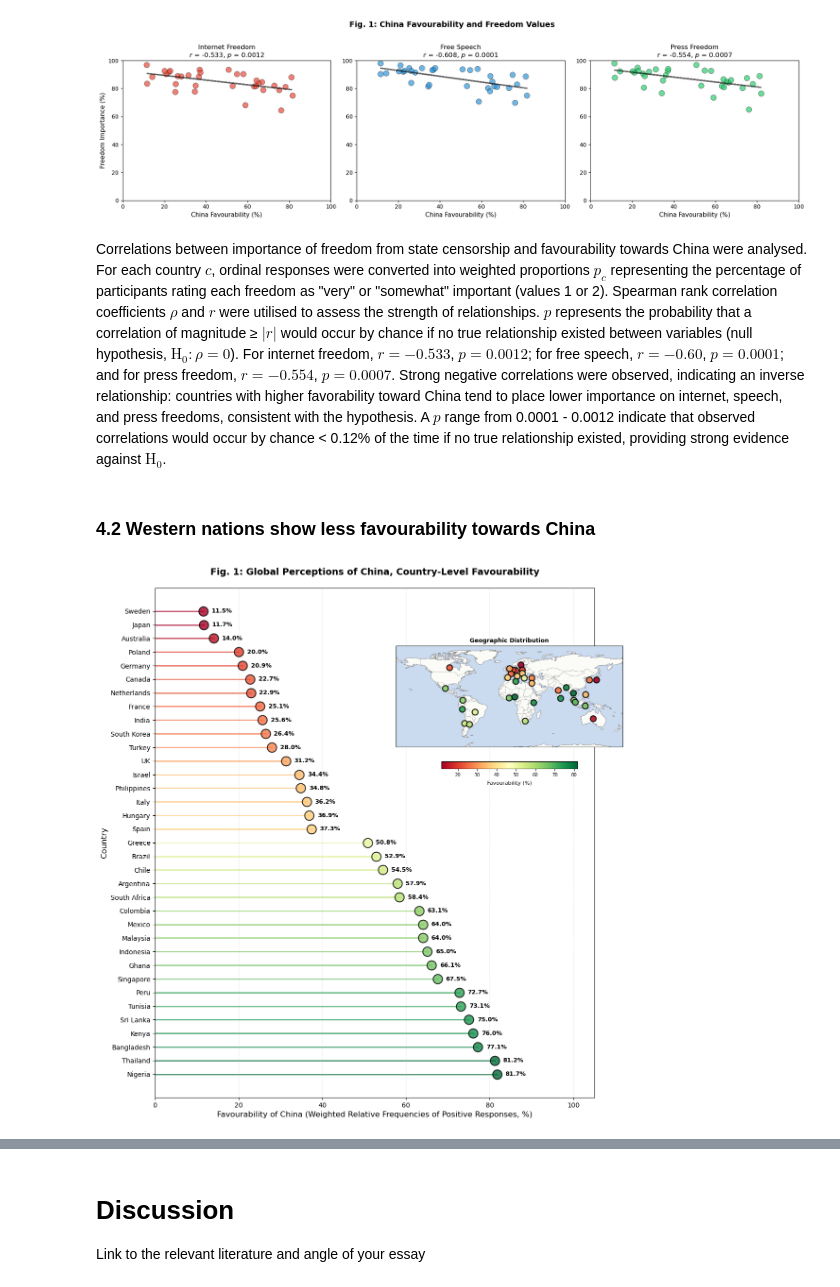
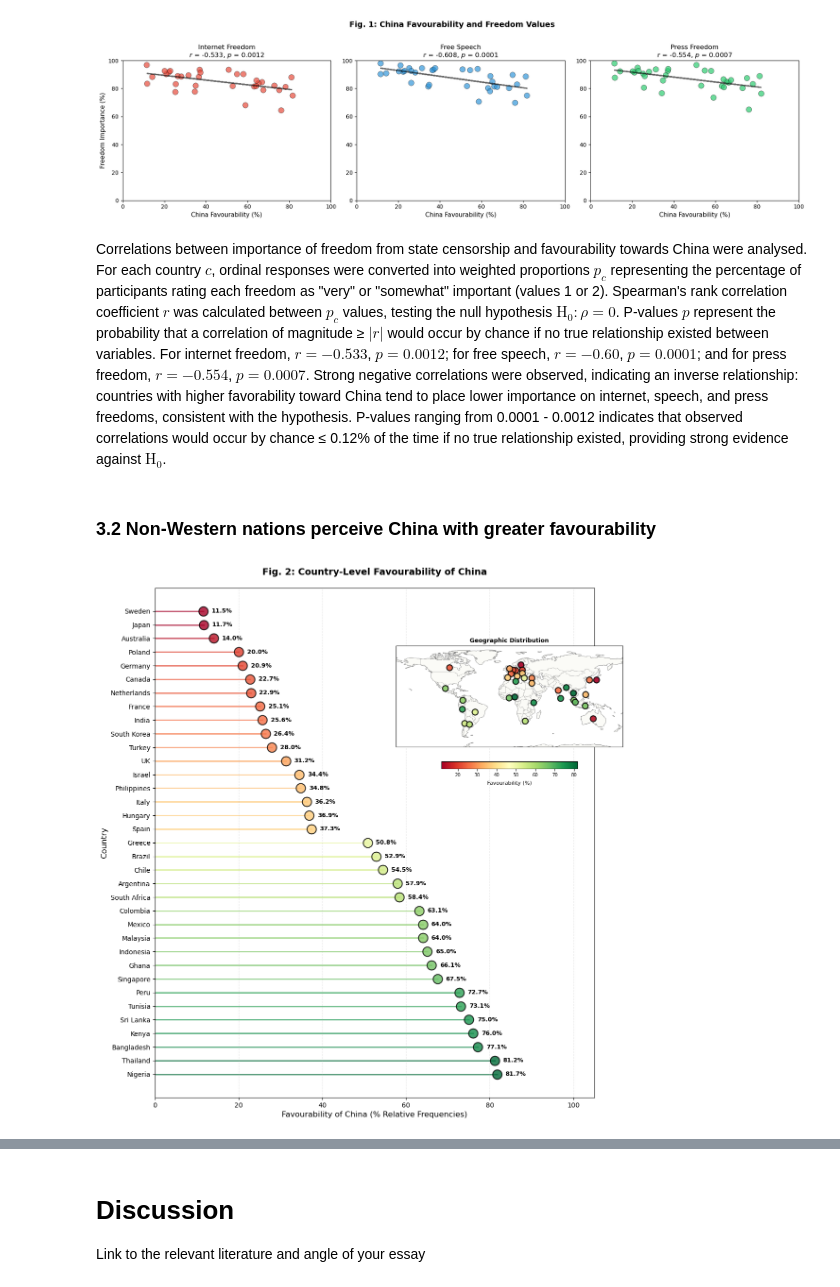
Before and after one commit to tcanm/pew-global-attitudes-analysis-2024, a Jupyter notebook: summative v2.ipynb, the cells around one changed output, grey strips where cells are left out. Cells and saved outputs as stored; diff of their text form; code cells hidden in the pictures.

```diff
--- a/summative v2.ipynb
+++ b/summative v2.ipynb
@@ -175,9 +186,9 @@ plt.show()
 # %% [output]
 [figure]
 # %% [markdown]
-Correlations between importance of freedom from state censorship and favourability towards China were analysed. For each country $c$, ordinal responses were converted into weighted proportions $p_c$ representing the percentage of participants rating each freedom as "very" or "somewhat" important (values 1 or 2). Spearman rank correlation coefficients $ρ$ and $r$ were utilised to assess the strength of relationships. $p$ represents the probability that a correlation of magnitude ≥ $|r|$ would occur by chance if no true relationship existed between variables (null hypothesis, $\mathrm{H}_0: ρ = 0$). For internet freedom, $r = -0.533$, $p = 0.0012$; for free speech, $r = -0.60$, $p = 0.0001$; and for press freedom, $r = -0.554$, $p = 0.0007$. Strong negative correlations were observed, indicating an inverse relationship: countries with higher favorability toward China tend to place lower importance on internet, speech, and press freedoms, consistent with the hypothesis. A $p$ range from 0.0001 - 0.0012 indicate that observed correlations would occur by chance < 0.12% of the time if no true relationship existed, providing strong evidence against $\mathrm{H}_0$.
+Correlations between importance of freedom from state censorship and favourability towards China were analysed. For each country $c$, ordinal responses were converted into weighted proportions $p_c$ representing the percentage of participants rating each freedom as "very" or "somewhat" important (values 1 or 2). Spearman's rank correlation coefficient $r$ was calculated between $p_c$ values, testing the null hypothesis $\mathrm{H}_0: ρ = 0$. P-values $p$ represent the probability that a correlation of magnitude ≥ $|r|$ would occur by chance if no true relationship existed between variables. For internet freedom, $r = -0.533$, $p = 0.0012$; for free speech, $r = -0.60$, $p = 0.0001$; and for press freedom, $r = -0.554$, $p = 0.0007$. Strong negative correlations were observed, indicating an inverse relationship: countries with higher favorability toward China tend to place lower importance on internet, speech, and press freedoms, consistent with the hypothesis. P-values ranging from 0.0001 - 0.0012 indicates that observed correlations would occur by chance ≤ 0.12% of the time if no true relationship existed, providing strong evidence against $\mathrm{H}_0$.
 # %% [markdown]
-### 4.2 Western nations show less favourability towards China
+### 3.2 Non-Western nations perceive China with greater favourability
 # %%
 
 # Filter to valid responses
@@ -235,7 +246,6 @@ ax_map = fig.add_axes([0.55, 0.55, 0.40, 0.45], projection=ccrs.PlateCarree())
 # Add base geographic features
 ax_map.add_feature(cfeature.COASTLINE, linewidth=0.5, color='gray')
 ax_map.add_feature(cfeature.BORDERS, linewidth=0.3, color='gray')
-ax_map.add_feature(cfeature.OCEAN, alpha=0.5)
 ax_map.add_feature(cfeature.LAND, alpha=0.2)
 
 # Country coordinates for map (approximate centroids)
@@ -264,34 +274,34 @@ for country in plot_df.index:
         ax_map.scatter(lon, lat, s=80, c=[favorability], cmap=cmap,
                       vmin=norm.vmin, vmax=norm.vmax, alpha=0.9,
                       edgecolors='black', linewidth=1.5, zorder=5,
                       transform=ccrs.PlateCarree())
 
 # Add colorbar for favorability gradient
 sm = plt.cm.ScalarMappable(cmap=cmap, norm=norm)
 sm.set_array([])
 cbar = plt.colorbar(sm, ax=ax_map, orientation='horizontal',
                    pad=0.05, shrink=0.6, aspect=20)
 cbar.set_label('Favourability (%)', fontsize=8, labelpad=5)
 cbar.ax.tick_params(labelsize=7)
 
 # Set map bounds
 ax_map.set_global()
 ax_map.set_extent([-180, 180, -70, 90], crs=ccrs.PlateCarree())
 ax_map.set_title('Geographic Distribution', fontsize=9, fontweight='bold', pad=5)
 
 # Main plot settings
 ax.set_yticks(y_pos)
 ax.set_yticklabels(plot_df.index, fontsize=10)
-ax.set_xlabel('Favourability of China (Weighted Relative Frequencies of Positive Responses, %)', fontsize=12)
+ax.set_xlabel('Favourability of China (% Relative Frequencies)', fontsize=12)
 ax.set_ylabel('Country', fontsize=12)
-ax.set_title('Fig. 1: Global Perceptions of China, Country-Level Favourability',
+ax.set_title('Fig. 2: Country-Level Favourability of China',
              fontsize=14, fontweight='bold', pad=20)
 ax.set_xlim(0, 105)  # Extended slightly to accommodate percentage text
 ax.set_xticks(np.arange(0, 101, 20))
 ax.grid(True, alpha=0.3, axis='x', linestyle='--')
 ax.invert_yaxis()  # Top to bottom
 
 plt.show()
 # %% [output]
-[figure, old version]
+[figure, new version]
 # %% [markdown]
```
Also changed, not shown: parts of 19 cells of this notebook.
